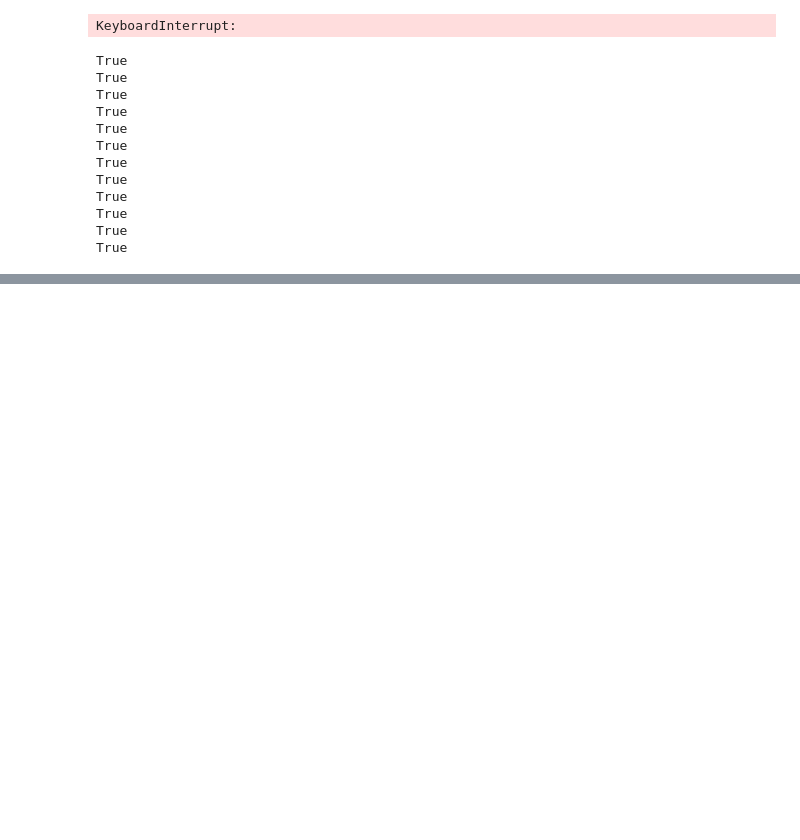
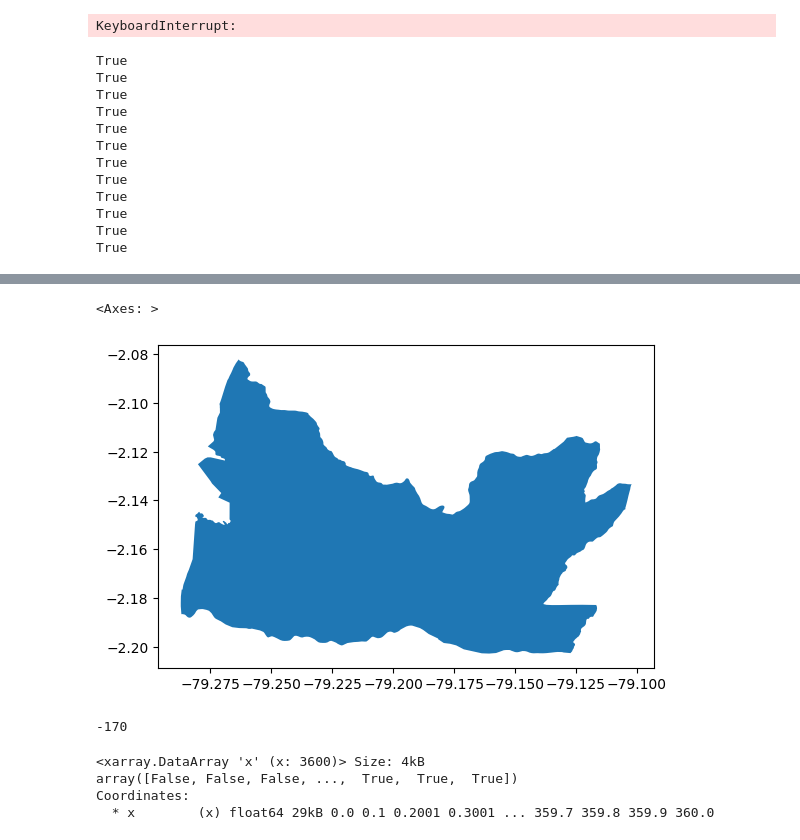
Before and after one commit to Queeno11/CLIENT-v2, a Jupyter notebook: debug_assigna_adm2.ipynb, the cells around one changed output, grey strips where cells are left out. Cells and saved outputs as stored; diff of their text form; code cells hidden in the pictures; blank space fills up the shorter version.

```diff
--- a/debug_assigna_adm2.ipynb
+++ b/debug_assigna_adm2.ipynb
@@ -291,0 +308,16 @@ def get_bounds_from_chunk_number(chunk_number, total_chunks=8):
+# %%
+merged[merged.ID == 11800].plot()
+# %% [output]
+<Axes: >
+[figure, added]
+# %%
+190-360
+# %% [output]
+-170
+# %%
+condition
+# %% [output]
+<xarray.DataArray 'x' (x: 3600)> Size: 4kB
+array([False, False, False, ...,  True,  True,  True])
+Coordinates:
+  * x        (x) float64 29kB 0.0 0.1 0.2001 0.3001 ... 359.7 359.8 359.9 360.0
```
Also changed, not shown: parts of 11 cells of this notebook, 4 other files.
